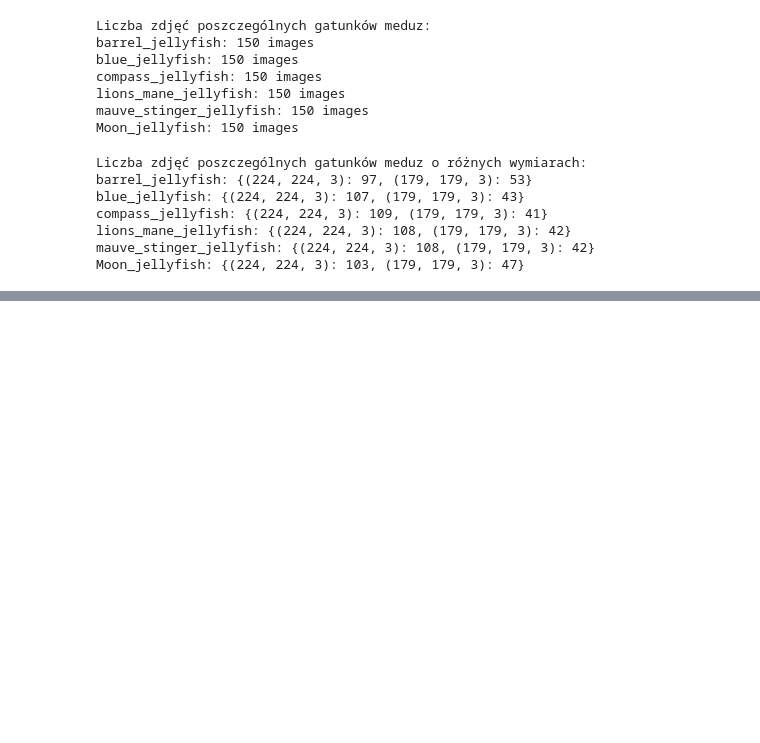
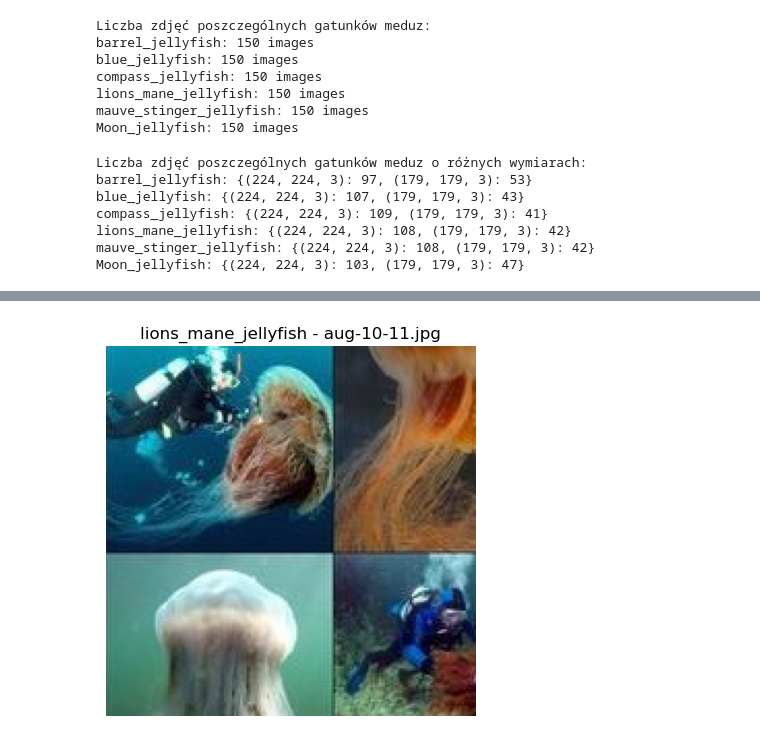
Before and after one commit to ThisMike7/jellyfish_ML, a Jupyter notebook: EDA/eda.ipynb, the cells around one changed output, grey strips where cells are left out. Saved outputs shown, nothing was run; the diff lists cells and outputs as text; code cells hidden in the pictures; blank space fills up the shorter version.

```diff
--- a/EDA/eda.ipynb
+++ b/EDA/eda.ipynb
@@ -52,3 +93,12 @@ Moon_jellyfish: {(224, 224, 3): 103, (179, 179, 3): 47}
+# %%
+img = Image.open(os.path.join(data_dir, 'lions_mane_jellyfish', 'aug-10-11.jpg')).convert('RGB')
+
+plt.imshow(img)
+plt.axis('off')
+plt.title("lions_mane_jellyfish - aug-10-11.jpg")
+plt.show()
+# %% [output]
+[figure, added]
 # %%
 def plot_histograms(class_name, images):
     fig, axes = plt.subplots(1, 3, figsize=(15, 5))
```
Also changed, not shown: parts of 10 cells of this notebook.
